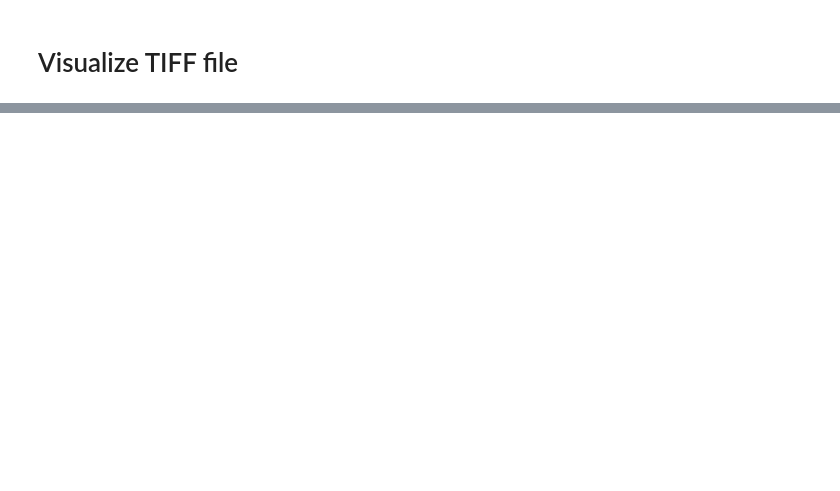
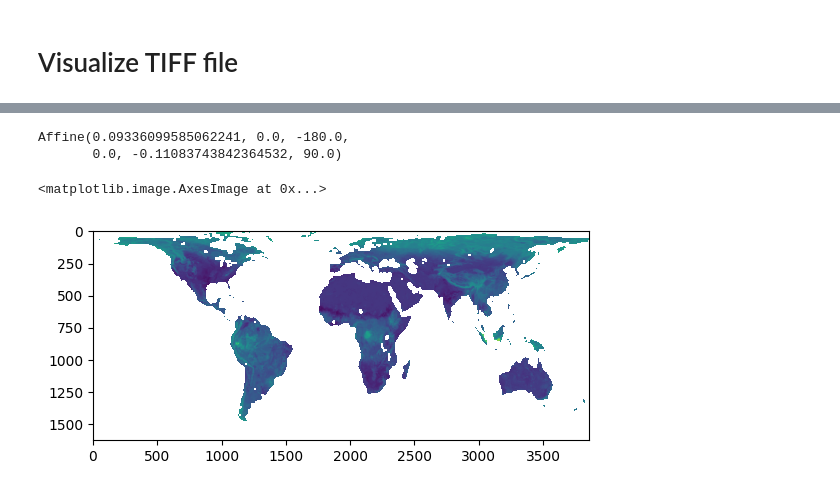
Before and after one commit to edrian-liao/angola-drought, a Jupyter notebook: notebooks/DataExploratory.ipynb, the cells around one changed output, grey strips where cells are left out. Saved outputs shown, nothing was run; the diff lists cells and outputs as text; code cells hidden in the pictures; blank space fills up the shorter version.

```diff
--- a/notebooks/DataExploratory.ipynb
+++ b/notebooks/DataExploratory.ipynb
@@ -13,6 +31,6 @@ shp.geometry.boundary.plot(color=None, edgecolor='k', linewidth = 1)
 # %%
-tif_sample = "../data/rszm/2023_07_07.tif"
-with rio.open(tif_sample) as src:
+tif_sample1 = "../data/rzsm/2015_04_20.tif"
+with rio.open(tif_sample1) as src:
     sm = src.read(1)
     bounds = src.bounds
     crs = src.crs
@@ -59,0 +112,10 @@ plt.savefig('../figures/rszm_sample.png', dpi=300, bbox_inches='tight')
+# %%
+with rio.open('../data/porosity_9km.tif') as src:
+    data = src.read(1)
+    crs = src.crs
+
+    # Mask the GeoTIFF file using the shapefile geometry
+
+    geometry = [mapping(shp.geometry.values[0])]
+    out_image, out_transform = mask(src, geometry)
+data, crs, data.shape
@@ -59,0 +132,10 @@ plt.savefig('../figures/rszm_sample.png', dpi=300, bbox_inches='tight')
+# %%
+out_transform
+# %% [output]
+Affine(0.09336099585062241, 0.0, -180.0,
+       0.0, -0.11083743842364532, 90.0)
+# %%
+plt.imshow(data)
+# %% [output]
+<matplotlib.image.AxesImage at 0x...>
+[figure, added]
```
Also changed, not shown: parts of 20 cells of this notebook, 5 other files.
